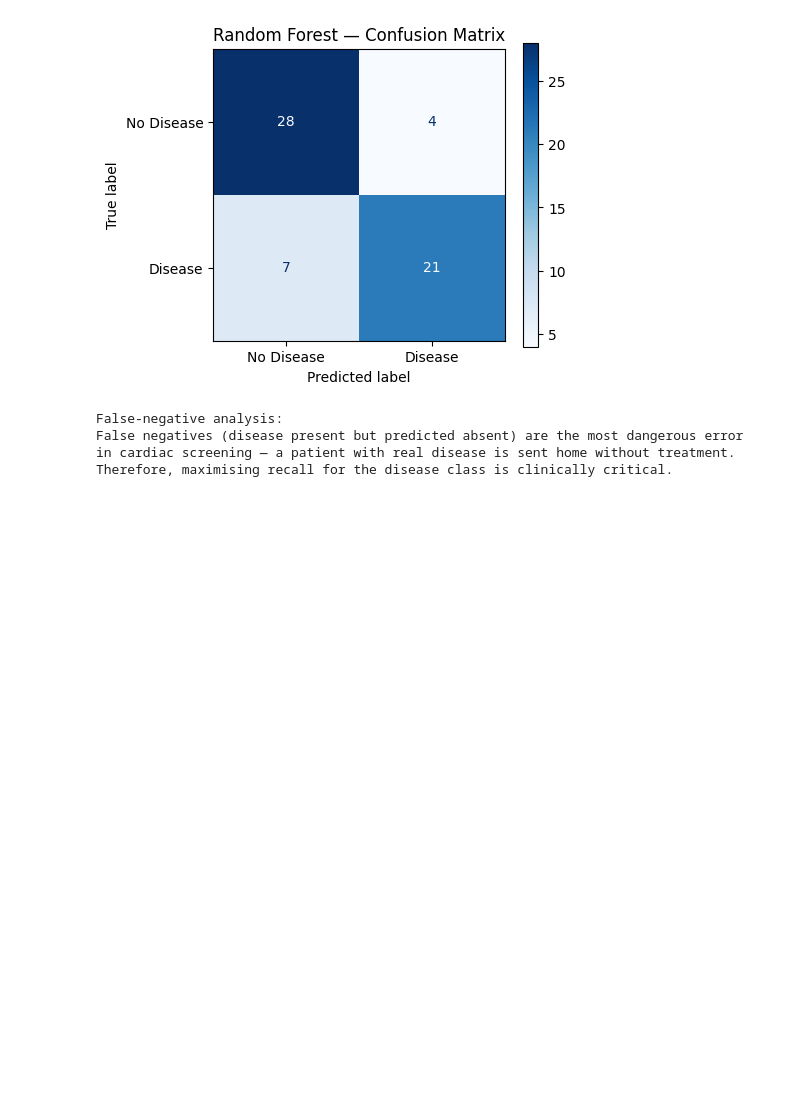
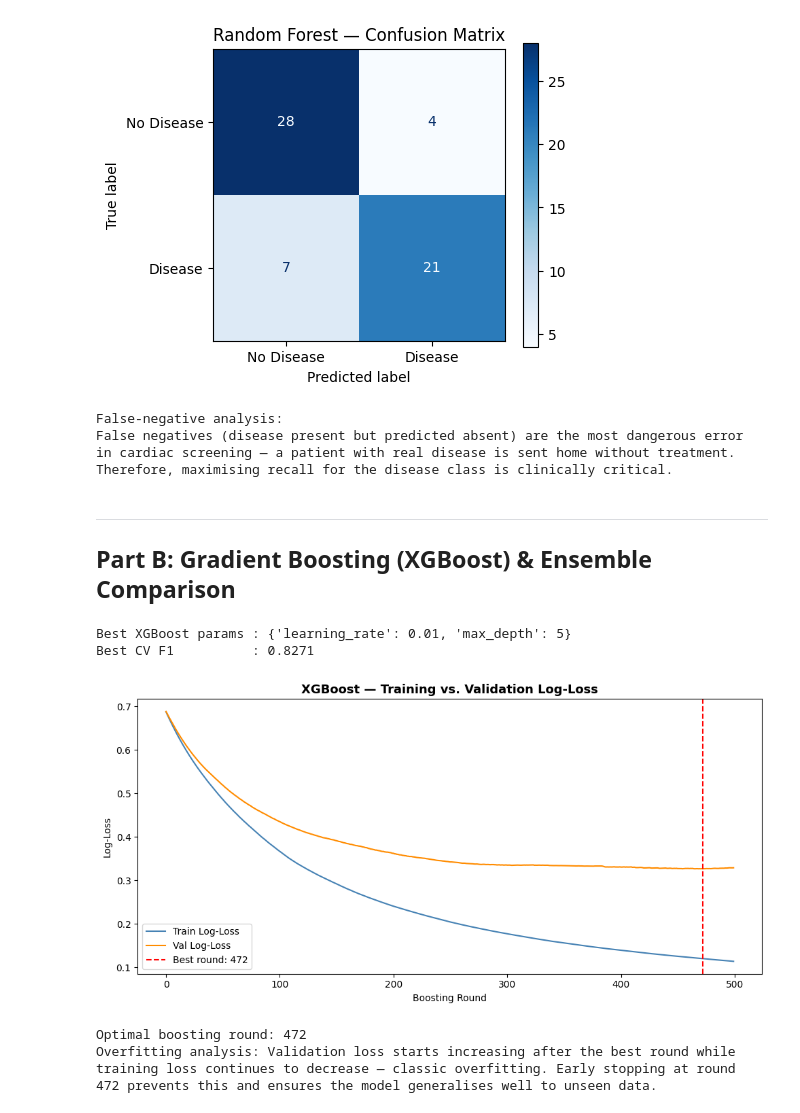
Before and after one commit to Saif-Murtaza/DataMining-Assignment-04, a Jupyter notebook: 23i-2588_4_datamining.ipynb, the cells around one changed output. Drawn from its saved outputs; the diff is of its cells as text; code cells hidden in the pictures; blank space fills up the shorter version.

Commit message:
Part B: Gradient Boosting (XGBoost) & Ensemble Comparison

```diff
--- a/23i-2588_4_datamining.ipynb
+++ b/23i-2588_4_datamining.ipynb
@@ -691,3 +691,73 @@ False-negative analysis:
 False negatives (disease present but predicted absent) are the most dangerous error
 in cardiac screening — a patient with real disease is sent home without treatment.
 Therefore, maximising recall for the disease class is clinically critical.
+# %% [markdown]
+---
+## Part B: Gradient Boosting (XGBoost) & Ensemble Comparison
+# %%
+# ── Grid search
+xgb_param_grid = {
+    'learning_rate': [0.01, 0.1, 0.3],
+    'max_depth':     [3, 5, 7]
+}
+xgb_base = xgb.XGBClassifier(
+    n_estimators=300,
+    eval_metric='logloss', random_state=SEED, verbosity=0
+)
+xgb_gs = GridSearchCV(xgb_base, xgb_param_grid, cv=5, scoring='f1_macro', n_jobs=-1, verbose=0)
+xgb_gs.fit(X_train_sm, y_train_sm)
+
+print(f'Best XGBoost params : {xgb_gs.best_params_}')
+print(f'Best CV F1          : {xgb_gs.best_score_:.4f}')
+# %% [output]
+Best XGBoost params : {'learning_rate': 0.01, 'max_depth': 5}
+Best CV F1          : 0.8271
+# %%
+# ── Final XGBoost with early stopping
+from sklearn.model_selection import train_test_split as tts
+
+X_tr_sub, X_val_sub, y_tr_sub, y_val_sub = tts(
+    X_train_sm, y_train_sm, test_size=0.15, random_state=SEED, stratify=y_train_sm
+)
+
+xgb_final = xgb.XGBClassifier(
+    n_estimators=500,
+    learning_rate=xgb_gs.best_params_['learning_rate'],
+    max_depth=xgb_gs.best_params_['max_depth'],
+    eval_metric='logloss',
+    random_state=SEED,
+    early_stopping_rounds=50,
+    verbosity=0
+)
+xgb_final.fit(
+    X_tr_sub, y_tr_sub,
+    eval_set=[(X_tr_sub, y_tr_sub), (X_val_sub, y_val_sub)],
+    verbose=False
+)
+
+evals = xgb_final.evals_result()
+train_logloss = evals['validation_0']['logloss']
+val_logloss   = evals['validation_1']['logloss']
+best_round    = xgb_final.best_iteration
+
+fig, ax = plt.subplots(figsize=(10, 5))
+ax.plot(train_logloss, label='Train Log-Loss', color='steelblue')
+ax.plot(val_logloss,   label='Val Log-Loss',   color='darkorange')
+ax.axvline(x=best_round, color='red', linestyle='--', label=f'Best round: {best_round}')
+ax.set_xlabel('Boosting Round')
+ax.set_ylabel('Log-Loss')
+ax.set_title('XGBoost — Training vs. Validation Log-Loss', fontsize=13, fontweight='bold')
+ax.legend()
+plt.tight_layout()
+plt.show()
+
+print(f'Optimal boosting round: {best_round}')
+print('Overfitting analysis: Validation loss starts increasing after the best round while')
+print('training loss continues to decrease — classic overfitting. Early stopping at round')
+print(f'{best_round} prevents this and ensures the model generalises well to unseen data.')
+# %% [output]
+[figure, added]
+Optimal boosting round: 472
+Overfitting analysis: Validation loss starts increasing after the best round while
+training loss continues to decrease — classic overfitting. Early stopping at round
+472 prevents this and ensures the model generalises well to unseen data.
```
Also changed, not shown: parts of 4 cells of this notebook.
